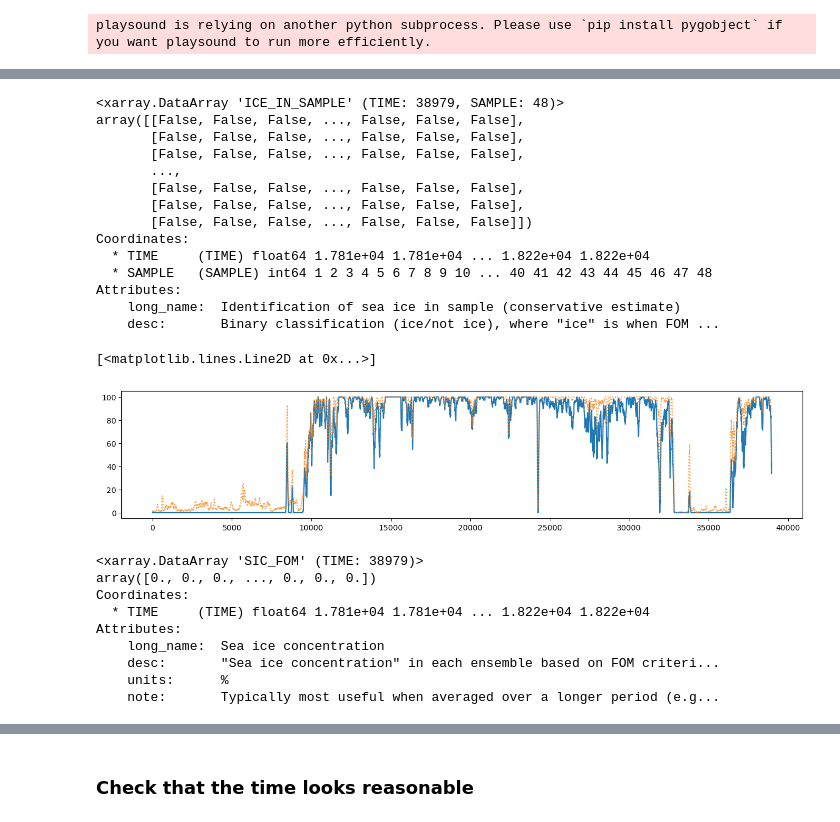
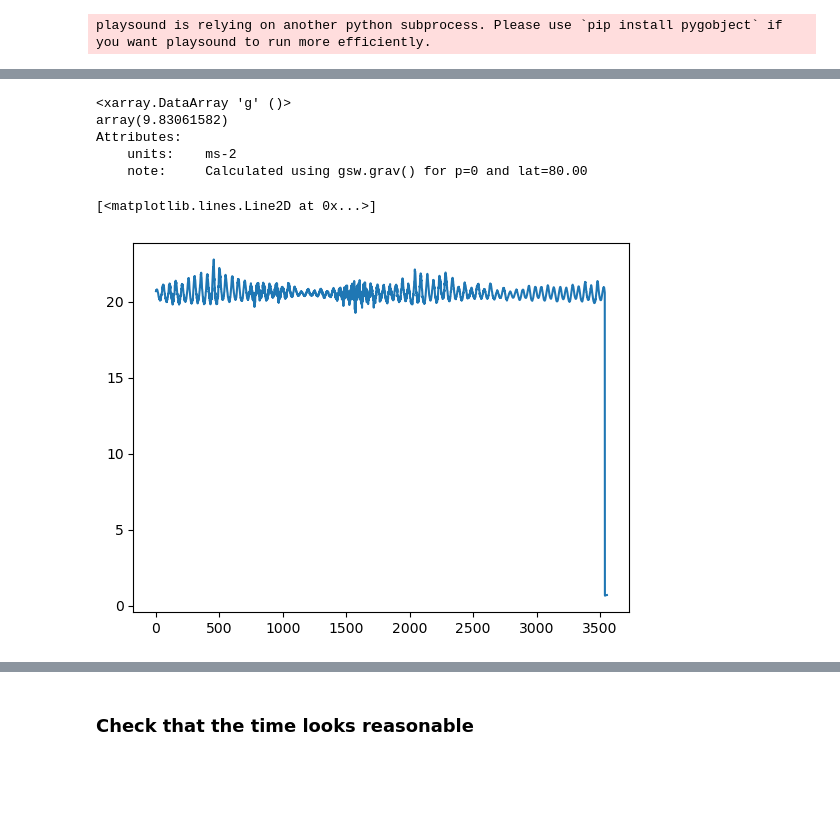
Before and after one commit to oyvfoss/pyiceproc, a Jupyter notebook: testing/development/Basic testing during development.ipynb, the cells around one changed output, grey strips where cells are left out. Cells and saved outputs as stored; diff of their text form; code cells hidden in the pictures; blank space fills up the shorter version.

Commit message:
Depth calculation (new sig_calc module)

```diff
--- a/testing/development/Basic testing during development.ipynb
+++ b/testing/development/Basic testing during development.ipynb
@@ -35,4 +38,3 @@ importlib.reload(sig_funcs)
 # %%
-
-DX = sig_funcs.matfiles_to_dataset(flist, )
+DX = sig_funcs.matfiles_to_dataset(flist[:2], )
 # %% [output]
@@ -41,0 +66,4 @@ Done. Run sig_funcs.overview() to print some additional details.
+# %%
+DX = sig_append.set_lat(DX, 80)
+# %%
+DX = sig_calc.dep_from_p(DX)
@@ -42,36 +101,22 @@ Done. Run sig_funcs.overview() to print some additional details.
+# %%
+DX.g
+# %% [output]
+<xarray.DataArray 'g' ()>
+array(9.83061582)
+Attributes:
+    units:    ms-2
+    note:     Calculated using gsw.grav() for p=0 and lat=80.00
+# %%
+fig, ax = plt.subplots()
+ax.plot(DX.depth[:, 0])
+# %% [output]
+[<matplotlib.lines.Line2D at 0x...>]
+[figure, added]
 # %%
 DX.ICE_IN_SAMPLE
-# %% [output]
-<xarray.DataArray 'ICE_IN_SAMPLE' (TIME: 38979, SAMPLE: 48)>
-array([[False, False, False, ..., False, False, False],
-       [False, False, False, ..., False, False, False],
-       [False, False, False, ..., False, False, False],
-       ...,
-       [False, False, False, ..., False, False, False],
-       [False, False, False, ..., False, False, False],
-       [False, False, False, ..., False, False, False]])
-Coordinates:
-  * TIME     (TIME) float64 1.781e+04 1.781e+04 ... 1.822e+04 1.822e+04
-  * SAMPLE   (SAMPLE) int64 1 2 3 4 5 6 7 8 9 10 ... 40 41 42 43 44 45 46 47 48
-Attributes:
-    long_name:  Identification of sea ice in sample (conservative estimate)
-    desc:       Binary classification (ice/not ice), where "ice" is when FOM ...
 # %%
 fig, ax = plt.subplots(figsize = (16, 3))
 ax.plot(rs(DX.SIC_FOM, 71).mean)
 ax.plot(rs(DX.SIC_FOM_ALT, 71).mean, ':', alpha = 0.8)
-# %% [output]
-[<matplotlib.lines.Line2D at 0x...>]
-[figure, removed]
 # %%
 DX.SIC_FOM
-# %% [output]
-<xarray.DataArray 'SIC_FOM' (TIME: 38979)>
-array([0., 0., 0., ..., 0., 0., 0.])
-Coordinates:
-  * TIME     (TIME) float64 1.781e+04 1.781e+04 ... 1.822e+04 1.822e+04
-Attributes:
-    long_name:  Sea ice concentration
-    desc:       "Sea ice concentration" in each ensemble based on FOM criteri...
-    units:      %
-    note:       Typically most useful when averaged over a longer period (e.g...
```
Also changed, not shown: parts of 17 cells of this notebook, 5 other files.
